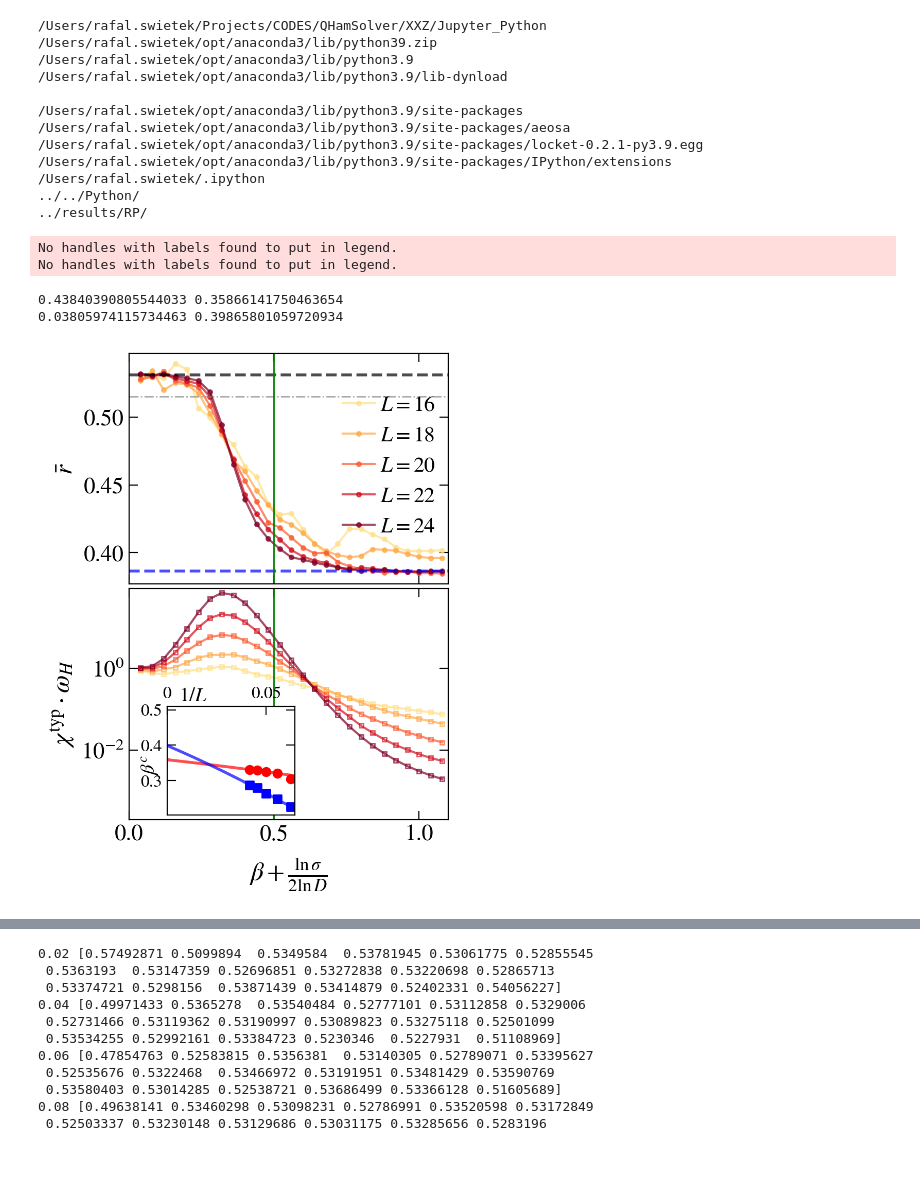
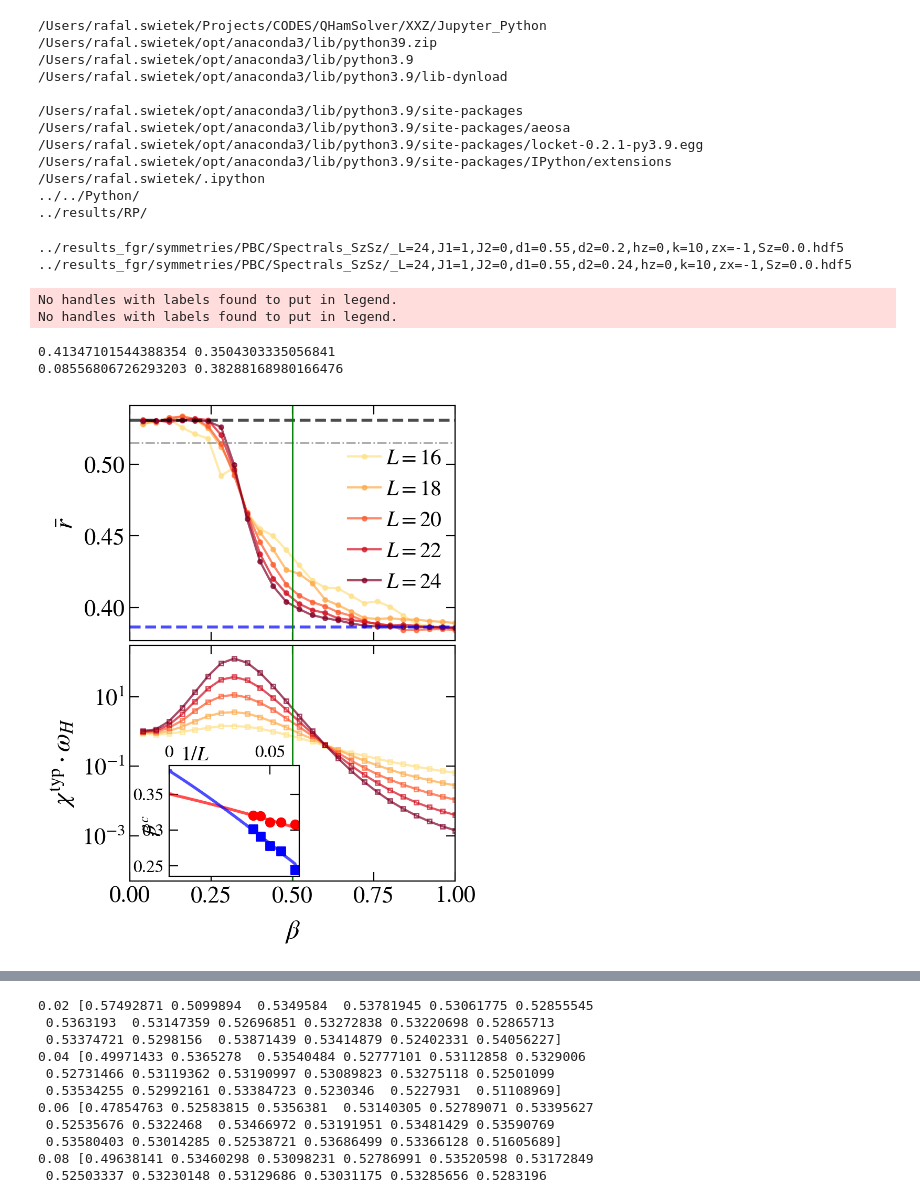
Before and after one commit to Rafal-Swietek/QHamSolver, a Jupyter notebook: XXZ/Jupyter_Python/fgr_sym.ipynb, the cells around one changed output, grey strips where cells are left out. Cells and saved outputs as stored; diff of their text form; code cells hidden in the pictures; blank space fills up the shorter version.

```diff
--- a/XXZ/Jupyter_Python/fgr_sym.ipynb
+++ b/XXZ/Jupyter_Python/fgr_sym.ipynb
@@ -134,7 +134,7 @@ fig, axis = plt.subplots( nrows=2, ncols=1, figsize=(4,6), dpi = 200, sharex=Tru
 L = 15
 eps = 0.5
 
-dx_vals2 = np.arange(0.04, 1.11, 0.04)
+dx_vals2 = np.arange(0.04, 1.01, 0.04)
     # dx_vals2 = np.arange(0.2, 0.66, 0.05)
 
 norm = matplotlib.colors.Normalize(
@@ -168,8 +168,9 @@ for iiL, L in enumerate(sizes):
 
         dim_tot = 0
         # for [ks, ps, zxs] in [[0,1,1]]:
-        for [ks, ps, zxs] in real_sec:
-        # for [ks, ps, zxs] in real_sec+imag_sec:
+        # for [ks, ps, zxs] in real_sec:
+        # for [ks, ps, zxs] in imag_sec:
+        for [ks, ps, zxs] in real_sec+imag_sec:
             factor = 1 if ks == 0 or ks == L / 2 else 2
             name = prefix + info_sym(L=L, J1=J, delta1=delta, delta2=dx, k=ks, p=ps, zx=zxs) + '.hdf5'
             if exists(name):
@@ -185,10 +186,11 @@ for iiL, L in enumerate(sizes):
                     # num = min([500, dim//10])
                     num = dim//2
 
-                    gap_ratio[iid] += np.mean(ratio_tmp) * factor * dim
+                    gap_ratio[iid] += np.mean(ratio_tmp[idx - num//2 : idx + num//2]) * factor * dim
 
                     wH = np.mean(gaps[idx - num//2 : idx + num//2])
                     # agp[iid] += np.mean(file.get('susc_reg')[0,idx - num//2 : idx + num//2]) * wH * factor * dim
+                    # agp[iid] += np.exp( np.mean( np.log(file.get('susc')[0,idx - num//2 : idx + num//2]) )) * wH * factor * dim
                     agp[iid] += np.exp( np.mean( np.log(file.get('susc')[0,idx - num//2 : idx + num//2]) )) * wH * factor * dim
 
                     sigma_num[iid] += np.sqrt( np.mean( Ex**2 ) - np.mean( Ex )**2 ) * factor * dim
@@ -247,7 +249,7 @@ for iiL, L in enumerate(sizes):
 #     agp_cross[iiL] = x[np.argmin(np.abs(yy2 - yy1))]
 
 fig_help.set_plot_elements(axis[0], ylabel=r"$\bar{r}$" if use_gap_or_weight else r"$\bar{q}$", xlabel=r"", font_size=16, set_legend=0, xscale='log' if RESCALE else 'linear', yscale='linear')
-fig_help.set_plot_elements(axis[1], ylabel=r"$\chi^{\rm typ}\cdot\omega_H$", xlabel=r"$\Delta_2$" if RESCALE else r"$\beta+\frac{\ln\sigma}{2\ln{D}}$", font_size=16, set_legend=1, xscale='log' if RESCALE else 'linear', yscale='log')
+fig_help.set_plot_elements(axis[1], ylabel=r"$\chi^{\rm typ}\cdot\omega_H$", xlabel=r"$\Delta_2$" if RESCALE else r"$\beta$", font_size=16, set_legend=1, xscale='log' if RESCALE else 'linear', yscale='log')
 if RESCALE: fig_help.set_legend(axis[0], fontsize=15, loc='upper left', anchor=(-0.02, 0.9))
 else:       fig_help.set_legend(axis[0], fontsize=15, loc='upper right', anchor=(1.02, 0.9))
 
@@ -258,10 +260,10 @@ axis[0].axhline(y=2*np.log(2)-1, ls='--', color='blue', lw=2, alpha=0.7)
 axis[0].axhline(y=r_cut, ls='-.', color='gray', lw=1, alpha=0.7)
 axis[0].axvline(x=0.5, ls='-', color='green', lw=1)
 axis[1].axvline(x=0.5, ls='-', color='green', lw=1)
-axis[1].set_ylim(2e-4, 9e1)
+axis[1].set_ylim(5e-5, 3e2)
 
 if not RESCALE:
-    axis[0].set_xlim(0, 1.1)
+    axis[0].set_xlim(0, 1.0)
 else:
     z= np.logspace(-2, -0.25, 1000)
     axis[1].plot(z, 0.05/z**2, ls=':', color='pink')
@@ -287,36 +289,38 @@ def plot_fit_inset(x, y, mar = 'o', col = 'red'):
                         ydata = y[1:],
                         full_output=True, maxfev=10000)
     x_den = np.linspace(0, 1/(min(x)-1), 10000)
     # x_den = np.linspace(min(x)-1, max(x)+1, 10000)
     inset.scatter(1/x, y, marker=mar, color=col)
     inset.plot(x_den, beta_c_fit(1/x_den, *pars), color=col, ls='-', lw=2, alpha=0.7)
     # print(y, beta_c_fit(x, *pars))
     print(*pars)
     # inset.plot(x_den, )
 plot_fit_inset(sizes, agp_max, mar='o', col='red')
 plot_fit_inset(sizes, r_drift, mar='s', col='blue')
 # inset.scatter(sizes[1:], agp_cross, marker='v', color='green')(1/sizes[1:], agp_cross, marker='v', color='green')
 
 fig_help.set_plot_elements(inset, ylabel=r"$\beta^c$", xlabel=r"$1/L$", font_size=12, set_legend=True, xscale='linear', yscale='linear')
 inset.xaxis.set_major_formatter(matplotlib.ticker.FuncFormatter(lambda x, pos: "%g"%x ))
 inset.yaxis.set_major_formatter(matplotlib.ticker.FuncFormatter(lambda x, pos: "%g"%x ))
 
 inset.xaxis.set_label_coords(0.2, 1.05)
 inset.yaxis.set_label_coords(-0.06, 0.46)
 
 inset.set_xlim(0, 1/(min(sizes)-0.5))
 # inset.set_xlim(min(sizes)-0.5, max(sizes)+0.5)
-inset.set_ylim(None, 0.51)
+# inset.set_ylim(None, 0.51)
 
 inset.xaxis.set_ticks_position('top')
 inset.xaxis.set_label_position('top')
 # inset.yaxis.set_ticks_position('right')
 # inset.yaxis.set_label_position('right')
 
 fig.subplots_adjust(wspace = 0.02, hspace=0.02)
 # %% [output]
-No handles with labels found to put in legend.
-No handles with labels found to put in legend.
+../results_fgr/symmetries/PBC/Spectrals_SzSz/_L=24,J1=1,J2=0,d1=0.55,d2=0.2,hz=0,k=10,zx=-1,Sz=0.0.hdf5
+../results_fgr/symmetries/PBC/Spectrals_SzSz/_L=24,J1=1,J2=0,d1=0.55,d2=0.24,hz=0,k=10,zx=-1,Sz=0.0.hdf5
-0.43840390805544033 0.35866141750463654
-0.03805974115734463 0.39865801059720934
+No handles with labels found to put in legend.
+No handles with labels found to put in legend.
+0.41347101544388354 0.3504303335056841
+0.08556806726293203 0.38288168980166476
-[figure, old version]
+[figure, new version]
```
Also changed, not shown: parts of 10 cells of this notebook, 8 other files.
